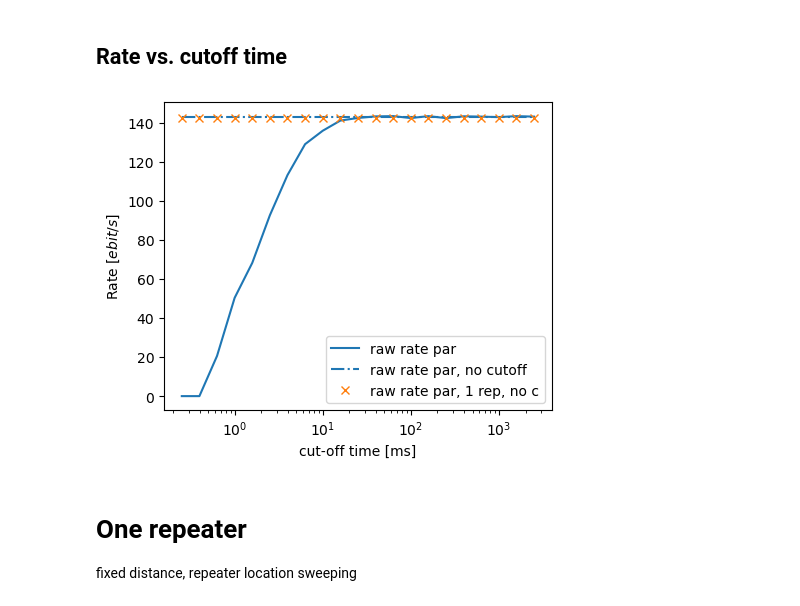
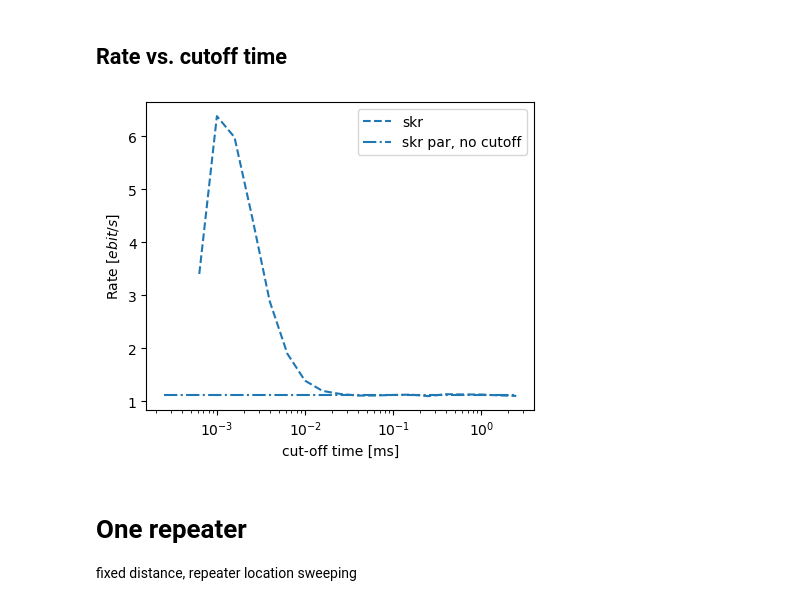
Before and after one commit to hassan-shap/QNUM, a Jupyter notebook: one_repeater_cutoff.ipynb, the cells around one changed output. Saved outputs shown, nothing was run; the diff lists cells and outputs as text; code cells hidden in the pictures.

Commit message:
parallel w cutoff

```diff
--- a/one_repeater_cutoff.ipynb
+++ b/one_repeater_cutoff.ipynb
@@ -358,32 +359,33 @@ for i_t, τ_cut in enumerate(τ_cut_list):
     # raw_rate_seq[i_t], skr_seq[i_t], Fe2e_seq[i_t] = T_sequential_cutoff(L1,L2,τ_cut,τ_coh, mu_link, F_link)
 # %%
 plt.figure(figsize=(5,4))
-plt.plot(τ_cut_list*1e3,raw_rate_par,"-",color="C0",label="raw rate par")
-# plt.plot(τ_cut_list,skr_par,"--",color="C0",label="skr")
+# plt.plot(τ_cut_list*1e3,mean_succ,"-",color="C0")
+# plt.plot(τ_cut_list*1e3,raw_rate_par,"-",color="C0",label="raw rate par")
+plt.plot(τ_cut_list,skr_par,"--",color="C0",label="skr")
 
-# plt.plot(τ_cut_list*1e3,raw_rate_seq,"-",color="C1",label="raw rate seq")
-# plt.plot(τ_cut_list*1e3,skr_seq,"--",color="C1",label="skr")
+# # plt.plot(τ_cut_list*1e3,raw_rate_seq,"-",color="C1",label="raw rate seq")
+# # plt.plot(τ_cut_list*1e3,skr_seq,"--",color="C1",label="skr")
 
-# for reference:
+# # for reference:
 raw_rate_par_no_cut, skr_par_no_cut, _  = T_parallel_no_cutoff(τ_coh, mu_link, F_link, [Le2e/2,Le2e/2], cct= True, Nmax=1e6)
-# raw_rate_seq_no_cut, skr_seq_no_cut, _ = T_sequential_no_cutoff(τ_coh, mu_link, F_link, [Le2e/2,Le2e/2])
-plt.plot(τ_cut_list*1e3,raw_rate_par_no_cut+0*τ_cut_list , "-." ,color="C0",label="raw rate par, no cutoff")
-# plt.plot(τ_cut_list*1e3,raw_rate_seq_no_cut+0*τ_cut_list , "-." ,color="C1",label="raw rate seq, no cutoff")
-# plt.plot(τ_cut_list,skr_par_no_cut+0*τ_cut_list , "-.", markersize=1 ,color="C0",label="skr par, no cutoff")
-# plt.plot(τ_cut_list*1e3,skr_seq_no_cut+0*τ_cut_list , ".", markersize=1 ,color="C1",label="skr seq, no cutoff")
+# # raw_rate_seq_no_cut, skr_seq_no_cut, _ = T_sequential_no_cutoff(τ_coh, mu_link, F_link, [Le2e/2,Le2e/2])
+# plt.plot(τ_cut_list*1e3,raw_rate_par_no_cut+0*τ_cut_list , "-." ,color="C0",label="raw rate par, no cutoff")
+# # plt.plot(τ_cut_list*1e3,raw_rate_seq_no_cut+0*τ_cut_list , "-." ,color="C1",label="raw rate seq, no cutoff")
+plt.plot(τ_cut_list,skr_par_no_cut+0*τ_cut_list , "-.", markersize=1 ,color="C0",label="skr par, no cutoff")
+# # plt.plot(τ_cut_list*1e3,skr_seq_no_cut+0*τ_cut_list , ".", markersize=1 ,color="C1",label="skr seq, no cutoff")
 
-raw_rate_par_one_rep_no_cut, skr_par_one_rep_no_cut, _  = one_repeater_no_cutoff(τ_coh,mu_link, F_link, Le2e/2, Le2e/2,Nmax=1e6)
-plt.plot(τ_cut_list*1e3,raw_rate_par_one_rep_no_cut+0*τ_cut_list , "x" ,color="C1",label="raw rate par, 1 rep, no c")
-# plt.plot(τ_cut_list,skr_par_one_rep_no_cut+0*τ_cut_list , "x", markersize=3 ,color="C1",label="skr par,1rep, no c")
+# raw_rate_par_one_rep_no_cut, skr_par_one_rep_no_cut, _  = one_repeater_no_cutoff(τ_coh,mu_link, F_link, Le2e/2, Le2e/2,Nmax=1e6)
+# plt.plot(τ_cut_list*1e3,raw_rate_par_one_rep_no_cut+0*τ_cut_list , "x" ,color="C1",label="raw rate par, 1 rep, no c")
+# # plt.plot(τ_cut_list,skr_par_one_rep_no_cut+0*τ_cut_list , "x", markersize=3 ,color="C1",label="skr par,1rep, no c")
 
 # plt.yscale('log')
 plt.xscale('log')
 plt.ylabel(r"Rate $[ebit/s]$")
 plt.xlabel("cut-off time [ms]")
 plt.legend()
 plt.show()
 # %% [output]
-[figure, old version]
+[figure, new version]
 # %% [markdown]
 # One repeater
 fixed distance, repeater location sweeping
```
Also changed, not shown: parts of 1 cell of this notebook, 1 other file.
